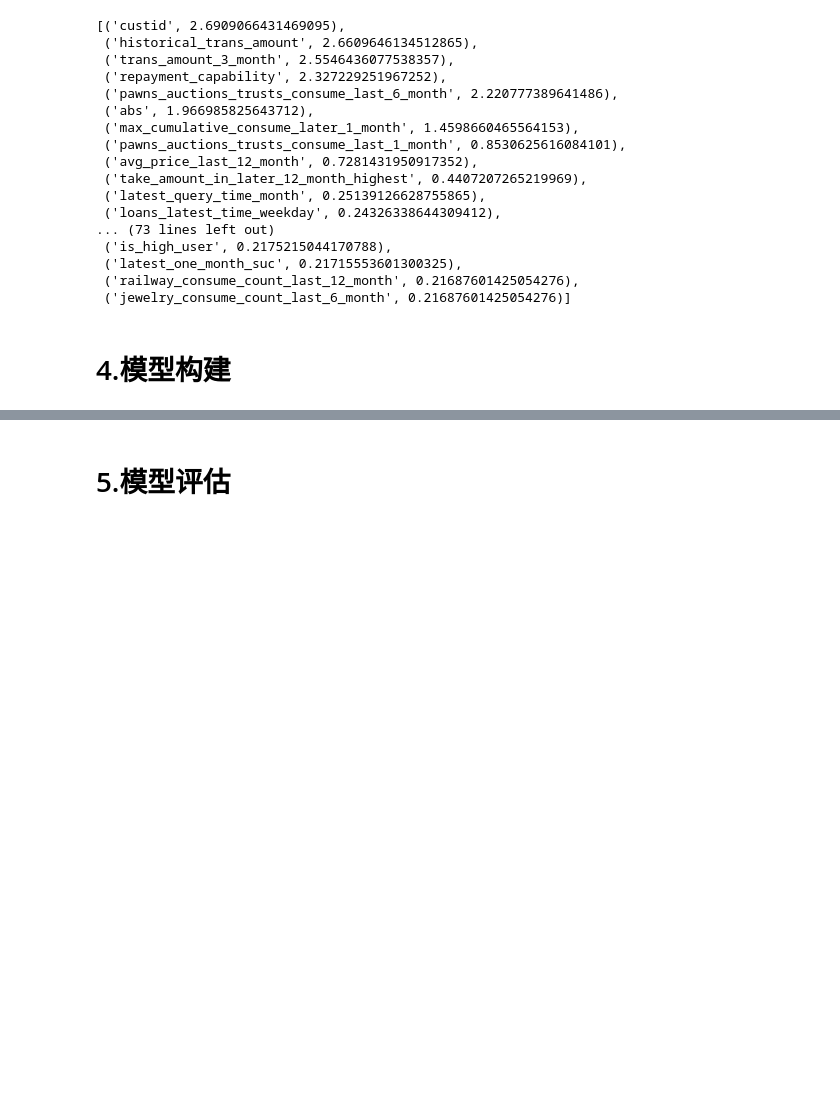
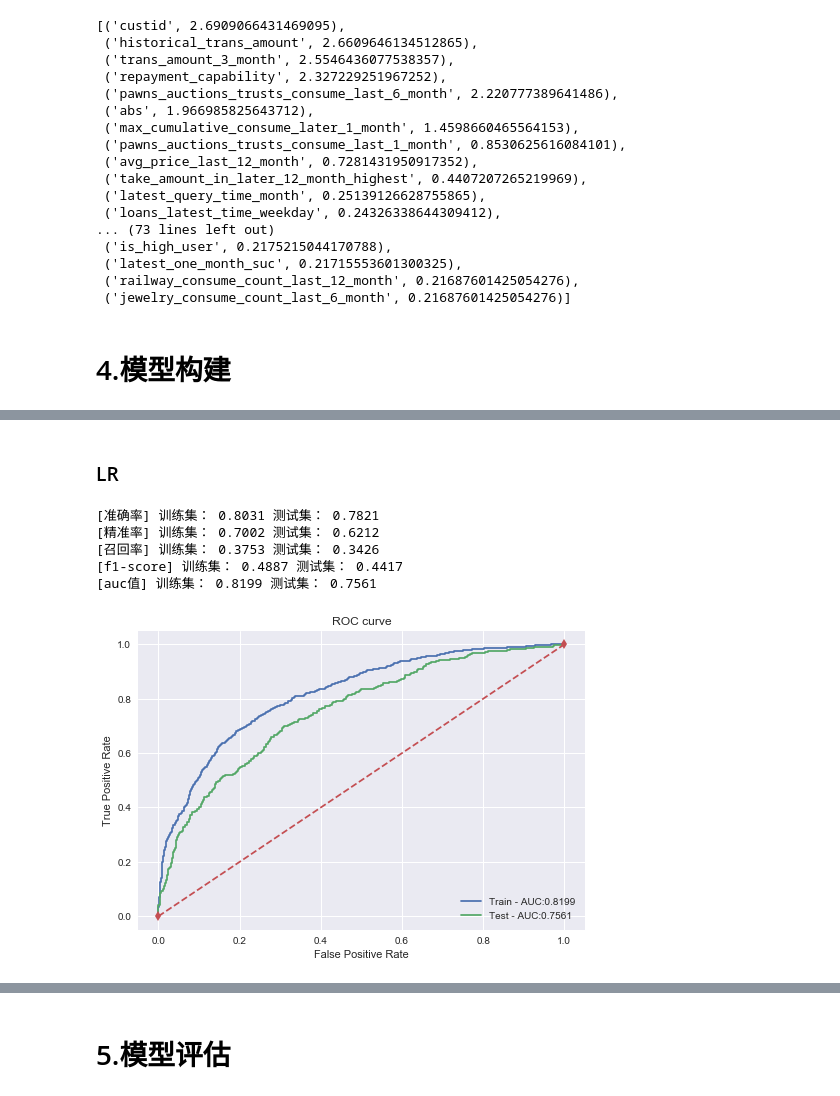
Before and after one commit to KuiyuanZhang/Marchine_Learning_Train, a Jupyter notebook: code/Code.ipynb, the cells around one changed output, grey strips where cells are left out. Drawn from its saved outputs; the diff is of its cells as text; code cells hidden in the pictures; blank space fills up the shorter version.

```diff
--- a/code/Code.ipynb
+++ b/code/Code.ipynb
@@ -564,0 +617,5 @@ iv
+# %%
+from sklearn.preprocessing import StandardScaler
+ss = StandardScaler()
+X_train_std = ss.fit_transform(X_train)
+X_test_std = ss.fit_transform(X_test)
@@ -564,0 +638,14 @@ iv
+# %% [markdown]
+### LR
+# %%
+from sklearn.linear_model import LogisticRegression
+lr = LogisticRegression()
+lr.fit(X_train_std, y_train)
+model_metrics(lr, X_train_std, X_test_std, y_train, y_test)
+# %% [output]
+[准确率] 训练集： 0.8031 测试集： 0.7821
+[精准率] 训练集： 0.7002 测试集： 0.6212
+[召回率] 训练集： 0.3753 测试集： 0.3426
+[f1-score] 训练集： 0.4887 测试集： 0.4417
+[auc值] 训练集： 0.8199 测试集： 0.7561
+[figure, added]
```
Also changed, not shown: parts of 13 cells of this notebook.
